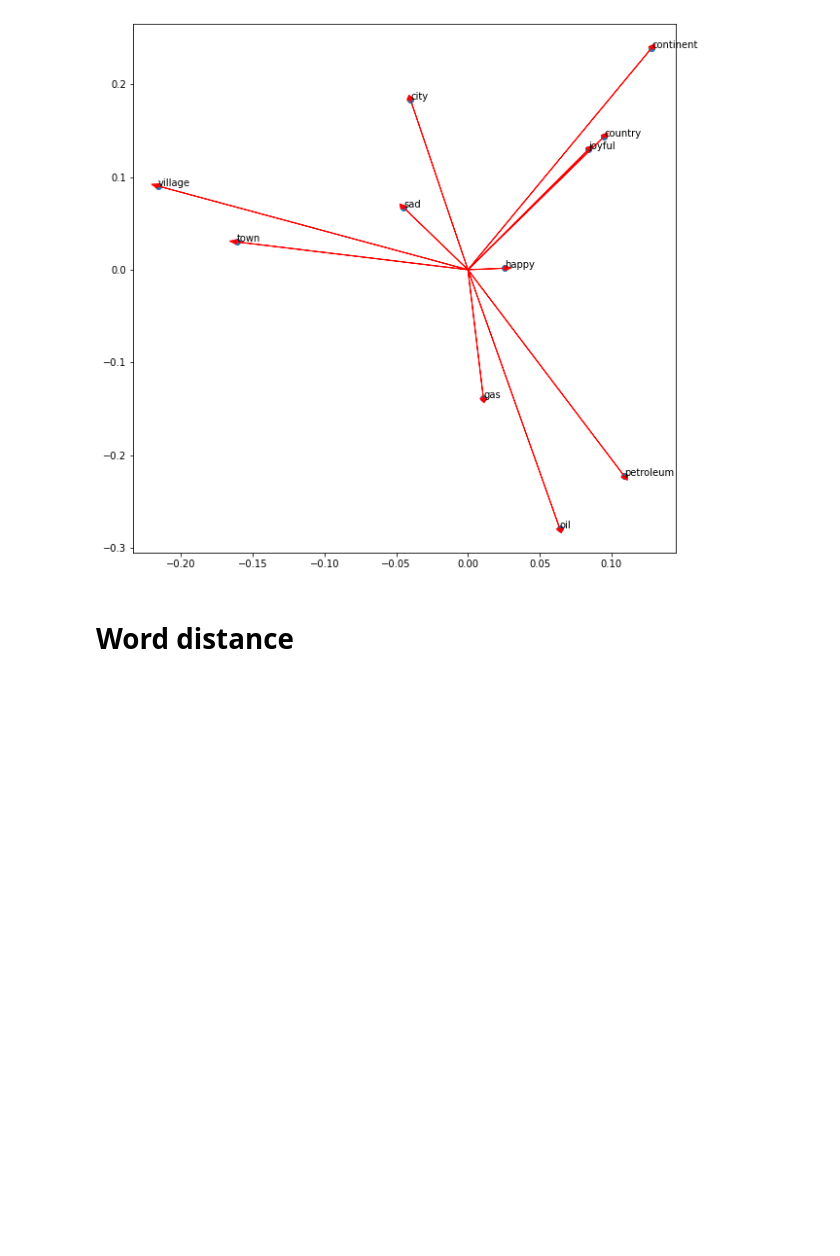
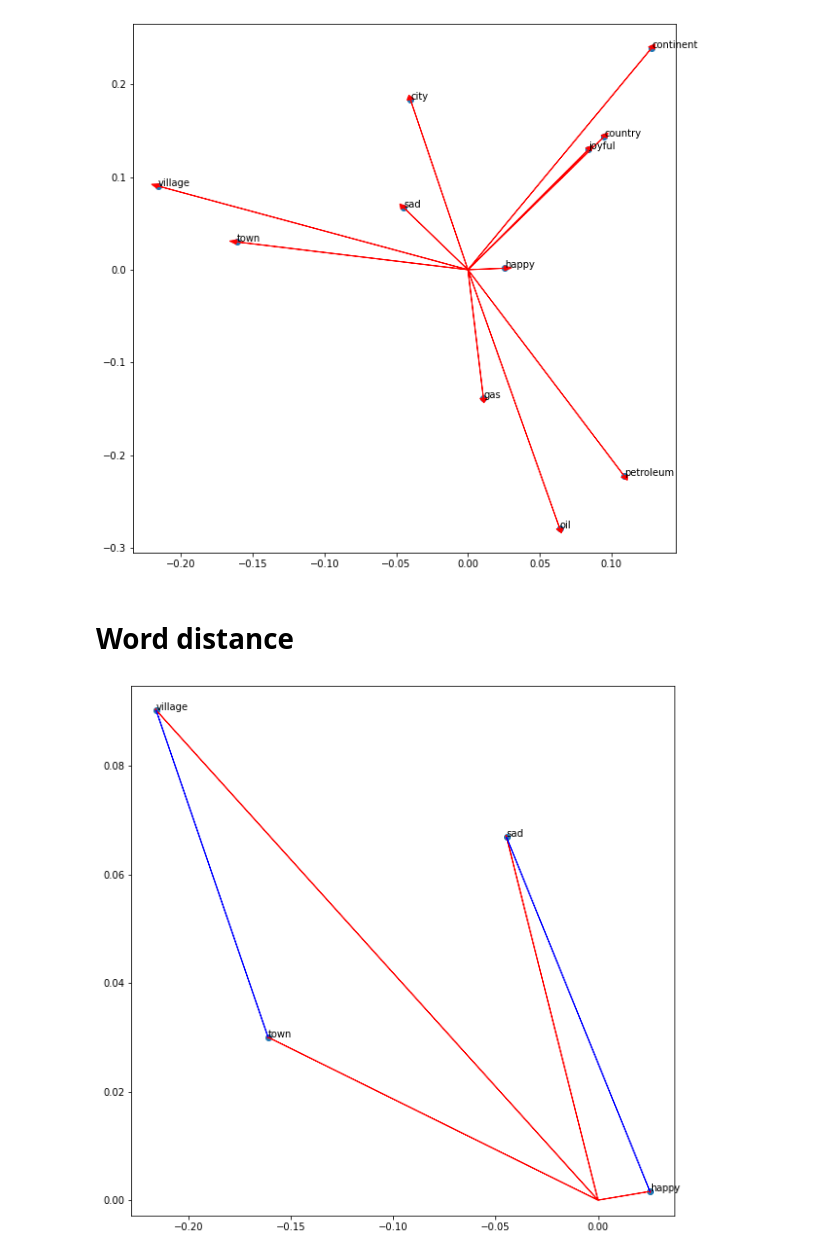
Before and after one commit to dr-mushtaq/Natural-language-processing, a Jupyter notebook: Manipulating_word_embeddings.ipynb, the cells around one changed output. Saved outputs shown, nothing was run; the diff lists cells and outputs as text; code cells hidden in the pictures; blank space fills up the shorter version.

```diff
--- a/Manipulating_word_embeddings.ipynb
+++ b/Manipulating_word_embeddings.ipynb
@@ -70,3 +70,40 @@ for i in range(0, len(words)):
 plt.show()
 # %% [markdown]
 # **Word distance**
+# %%
+words = ['sad', 'happy', 'town', 'village']
+
+bag2d = np.array([vec(word) for word in words]) # Convert each word to its vector representation
+
+fig, ax = plt.subplots(figsize = (10, 10)) # Create custom size image
+
+col1 = 3 # Select the column for the x axe
+col2 = 2 # Select the column for the y axe
+
+# Print an arrow for each word
+for word in bag2d:
+    ax.arrow(0, 0, word[col1], word[col2], head_width=0.0005, head_length=0.0005, fc='r', ec='r', width = 1e-5)
+
+# print the vector difference between village and town
+village = vec('village')
+town = vec('town')
+diff = town - village
+ax.arrow(village[col1], village[col2], diff[col1], diff[col2], fc='b', ec='b', width = 1e-5)
+
+# print the vector difference between village and town
+sad = vec('sad')
+happy = vec('happy')
+diff = happy - sad
+ax.arrow(sad[col1], sad[col2], diff[col1], diff[col2], fc='b', ec='b', width = 1e-5)
+
+
+ax.scatter(bag2d[:, col1], bag2d[:, col2]); # Plot a dot for each word
+
+# Add the word label over each dot in the scatter plot
+for i in range(0, len(words)):
+    ax.annotate(words[i], (bag2d[i, col1], bag2d[i, col2]))
+
+
+plt.show()
+# %% [output]
+[figure, added]
```
